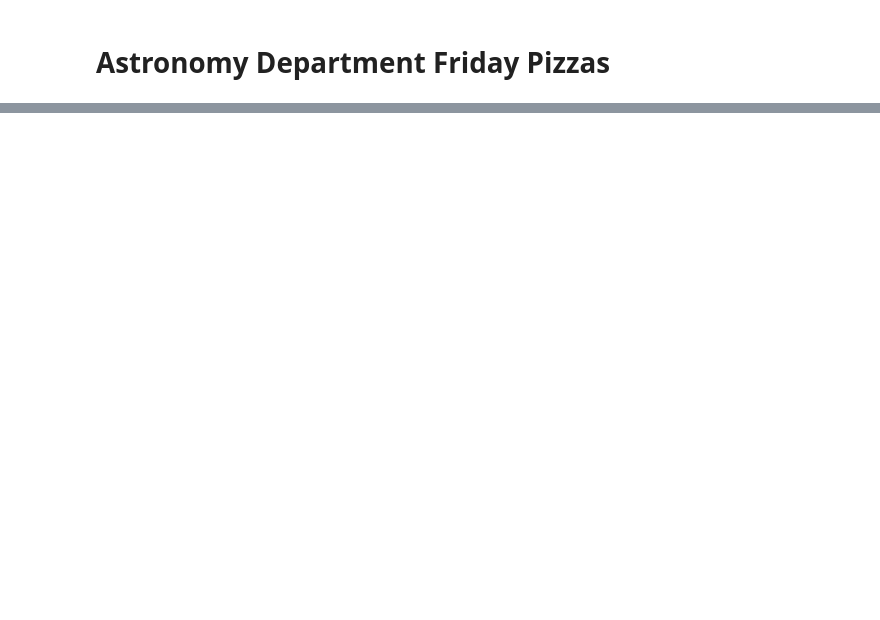
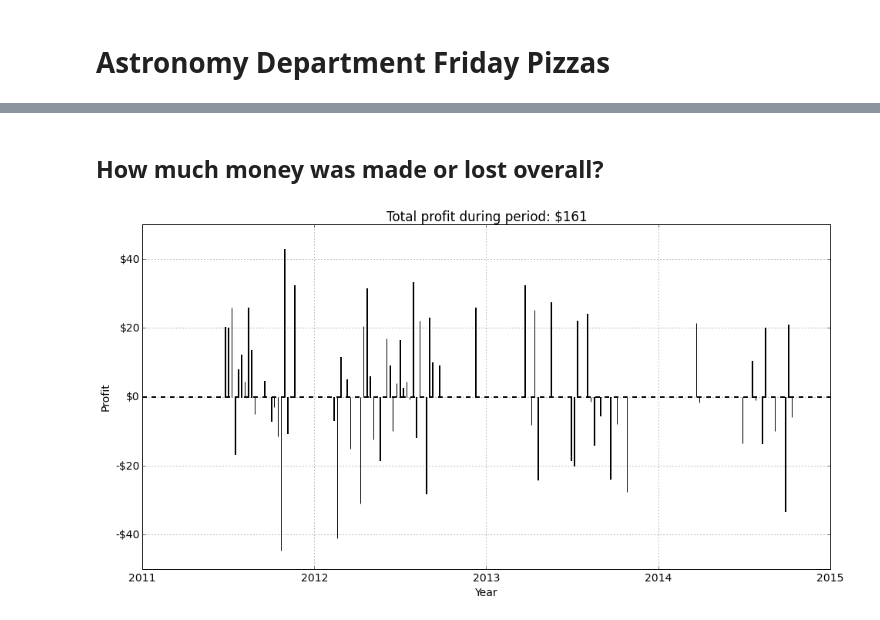
Before and after one commit to bmorris3/astropizzafridayfuntimes, a Jupyter notebook: pizzastats.ipynb, the cells around one changed output, grey strips where cells are left out. Drawn from its saved outputs; the diff is of its cells as text; code cells hidden in the pictures; blank space fills up the shorter version.

```diff
--- a/pizzastats.ipynb
+++ b/pizzastats.ipynb
@@ -88,0 +169,27 @@ Populating the interactive namespace from numpy and matplotlib
+# %% [markdown]
+## How much money was made or lost overall?
+# %%
+from matplotlib.ticker import FuncFormatter
+fig, ax = plt.subplots(1, figsize=(16,8))
+ax.bar(dates_yr, moneyin-moneyout, width=1./365, color='k')
+xaxisrange = range(2011,2016)
+ax.set_xticks(xaxisrange)
+ax.set_xticklabels(map(str,xaxisrange))
+
+def moneyformat(dollars, pos):
+    if dollars < 0:
+        return '-$%d' % np.abs(dollars)
+    else:
+        return '$%d' % dollars
+
+formatter = FuncFormatter(moneyformat)
+ax.yaxis.set_major_formatter(formatter)
+
+ax.set_title('Total profit during period: $%d' % np.sum(moneyin-moneyout))
+ax.set_ylabel('Profit')
+ax.set_xlabel('Year')
+ax.grid()
+ax.axhline(0, lw=2, ls='--', color='k')
+plt.show()
+# %% [output]
+[figure, added]
```
Also changed, not shown: parts of 8 cells of this notebook, 1 other file.
